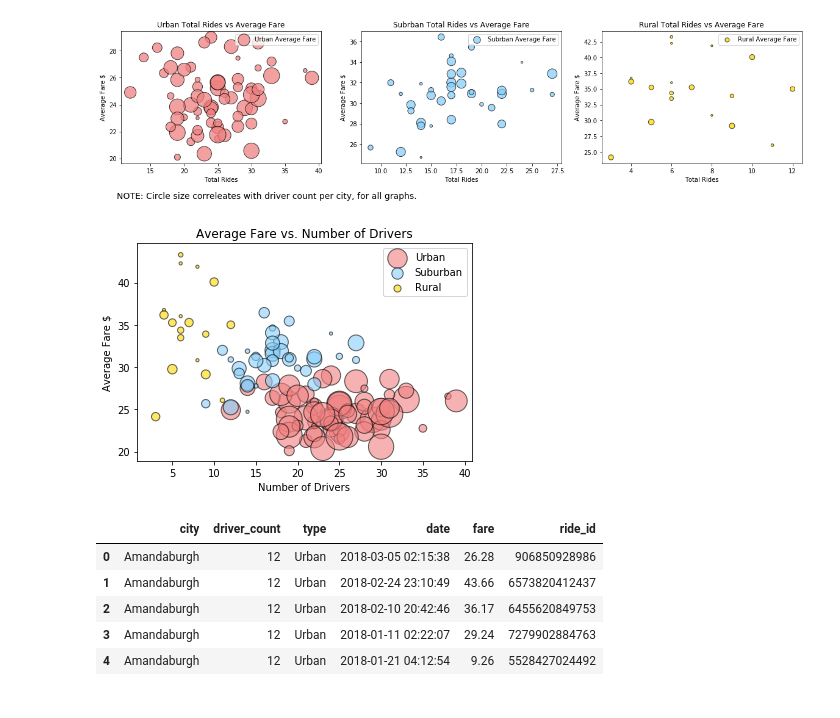
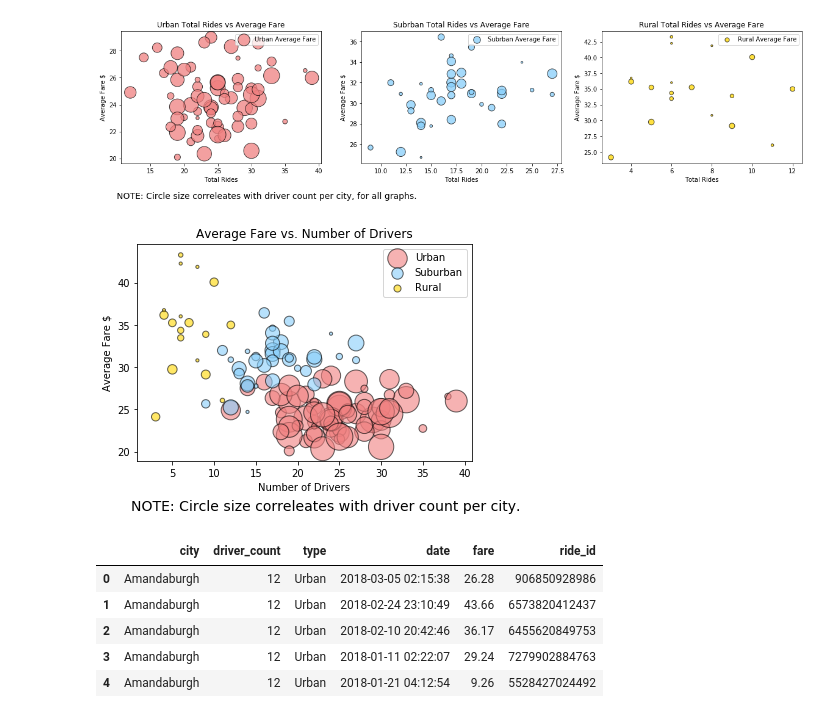
Before and after one commit to warnerm06/Pyber, a Jupyter notebook: pyber_solved_MEW.ipynb, the cells around one changed output. Saved outputs shown, nothing was run; the diff lists cells and outputs as text; code cells hidden in the pictures.

```diff
--- a/pyber_solved_MEW.ipynb
+++ b/pyber_solved_MEW.ipynb
@@ -112,28 +112,29 @@ plt.show()
 # %%
 #Build a combined bubble plot
 
 fig = plt.figure()#creates figure
 ax= fig.add_subplot(1,1,1) #creates subplot
 
 #add 3 sets of data
 ax.scatter(urban_x_axis, urban_y_axis, marker="o", facecolors=colors['urban'], edgecolors="black",
             s=urban_df['Number of Drivers']*10, alpha=.6, label ='Urban',linewidths=None)
 
 ax.scatter(suburban_x_axis, suburban_y_axis, marker="o", facecolors=colors['suburban'], edgecolors="black",
             s=suburban_df['Number of Drivers']*10, alpha=.6,label='Suburban',linewidths=None)
 
 ax.scatter(rural_x_axis, rural_y_axis, marker="o", facecolors=colors['rural'], edgecolors='black', #black looks best for edgecolors
              s=rural_df['Number of Drivers']*10, alpha=.6, label ='Rural',linewidths=None)
 #add chart info
 ax.set_title('Average Fare vs. Number of Drivers')
 ax.set_xlabel('Number of Drivers')
 ax.set_ylabel('Average Fare $')
 ax.legend(loc='best')
+ax.text(0, 13, 'NOTE: Circle size correleates with driver count per city.', fontsize=14)
 
 plt.savefig("Images/all_types.png")#save figure
 plt.show()
 # %% [output]
-[figure, old version]
+[figure, new version]
 # %%
 combo_df.head()
 # %% [output]
```
Also changed, not shown: parts of 8 cells of this notebook, 5 other files.
